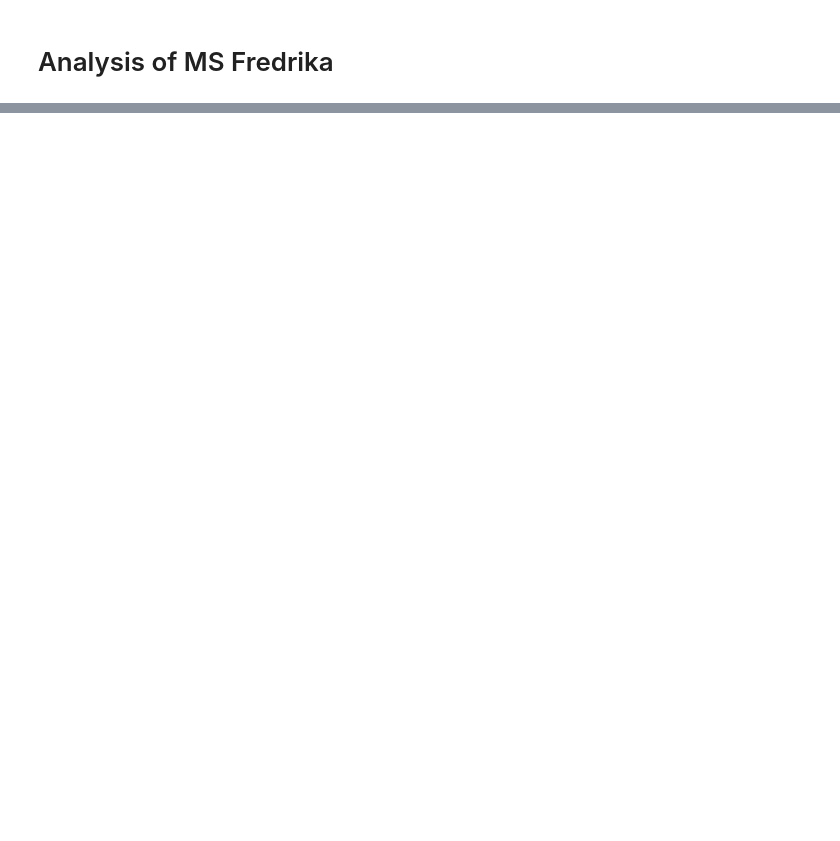
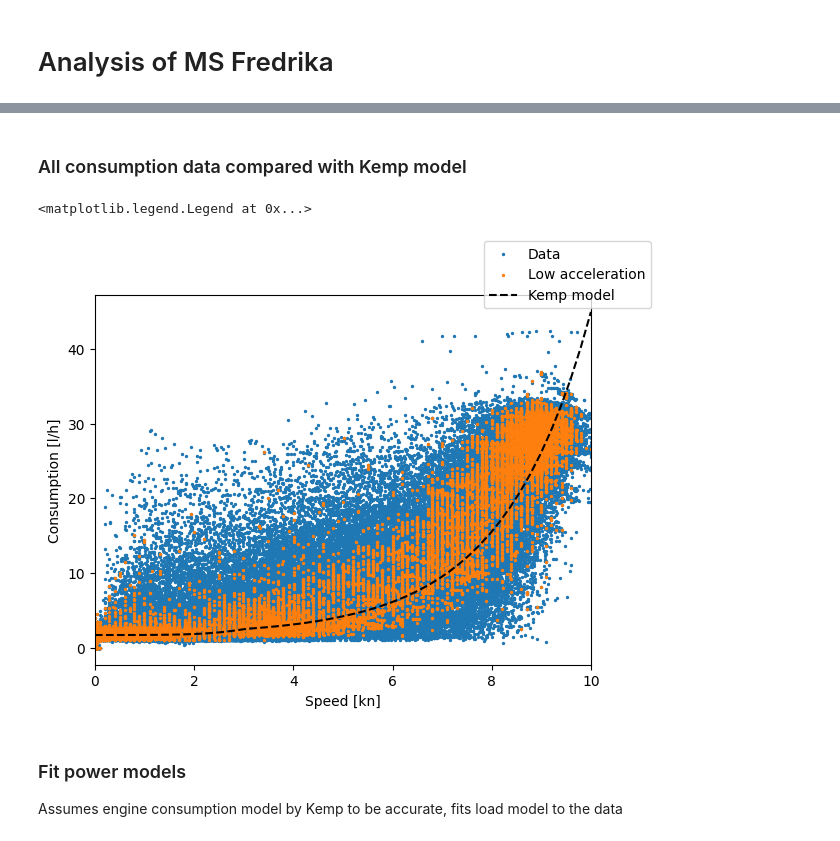
Before and after one commit to arvidsorfeldt/py-fish, a Jupyter notebook: fredrika.ipynb, the cells around one changed output, grey strips where cells are left out. Saved outputs shown, nothing was run; the diff lists cells and outputs as text; code cells hidden in the pictures; blank space fills up the shorter version.

```diff
--- a/fredrika.ipynb
+++ b/fredrika.ipynb
@@ -159,0 +57,37 @@ fig.legend()
+# %% [markdown]
+### All consumption data compared with Kemp model
+# %%
+fig, ax = plt.subplots()
+df = load_all_days()
+speeds = np.linspace(0, 10)
+
+speed_and_consumption = df.select(["speed", "consumption"]).to_numpy()
+low_acceleration_speed_and_consumption = extract_low_acceleration(speed_and_consumption)
+
+propulsion_powers_kemp = calculate_propulsion_power(
+    speeds=speeds, length=LENGTH, beam=BEAM
+)
+propulsion_consumptions_kemp = calculate_consumption(
+    powers=propulsion_powers_kemp,
+    engine_rating=ENGINE_RATING,
+    engine_application=EngineApplication.PROPULSION,
+)
+
+plot_consumption_data(speed_and_consumption, ax, label="Data")
+plot_consumption_data(
+    low_acceleration_speed_and_consumption, ax, label="Low acceleration"
+)
+ax.plot(
+    speeds,
+    propulsion_consumptions_kemp,
+    label="Kemp model",
+    color="black",
+    linestyle="--",
+)
+fig.legend()
+# %% [output]
+<matplotlib.legend.Legend at 0x...>
+[figure, added]
+# %% [markdown]
+### Fit power models
+Assumes engine consumption model by Kemp to be accurate, fits load model to the data
```
Also changed, not shown: parts of 32 cells of this notebook, 6 other files.
